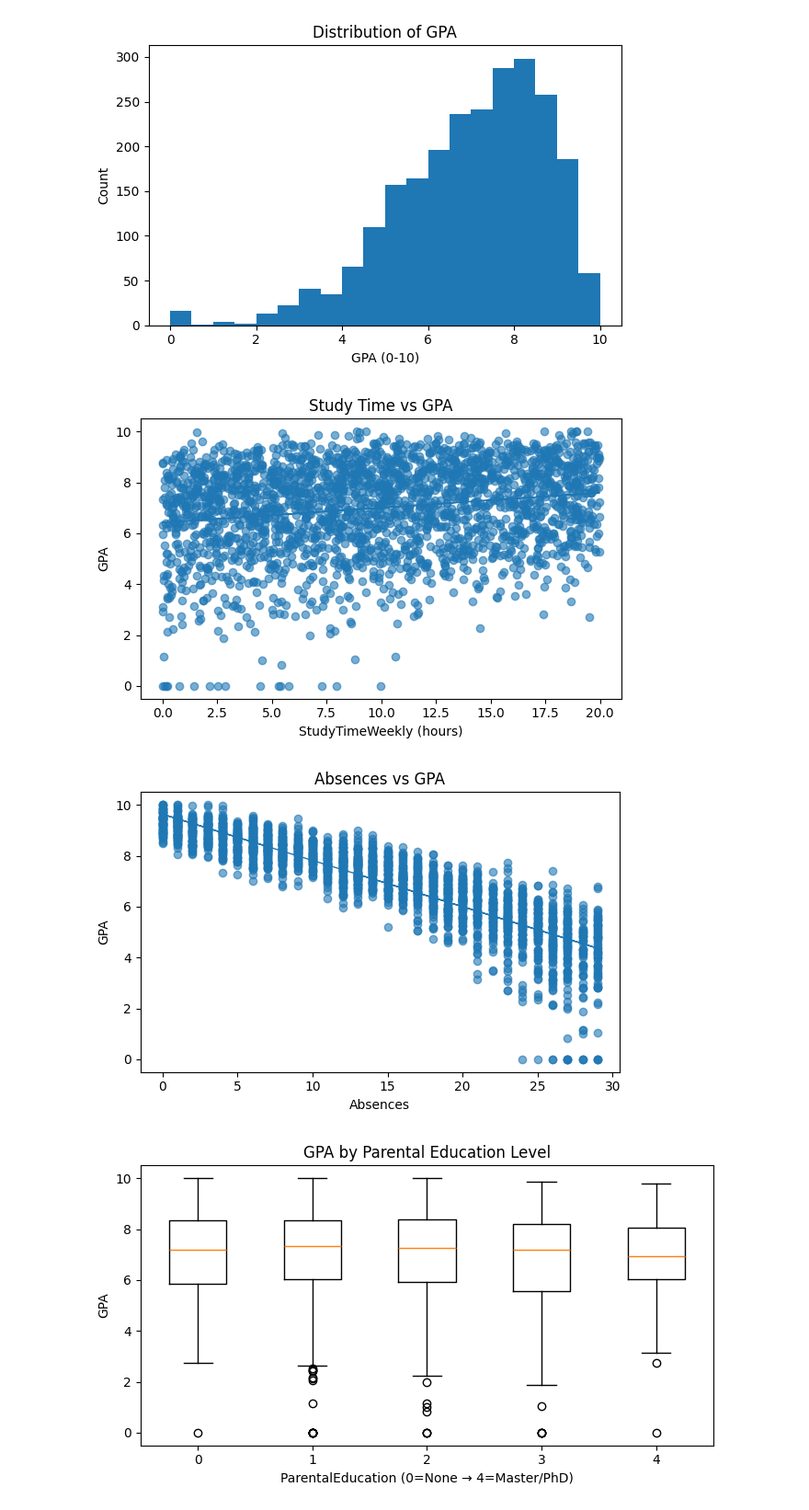
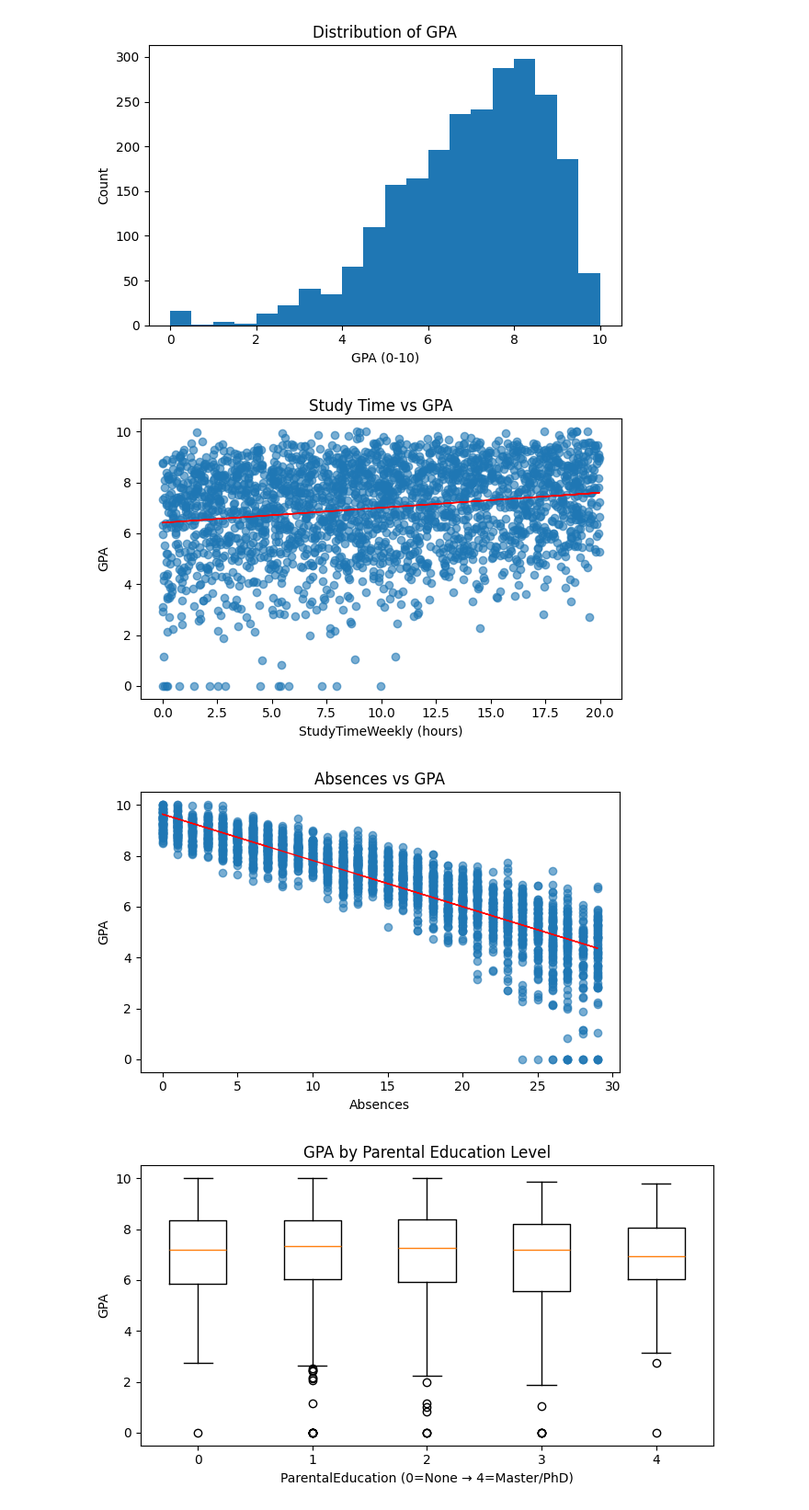
Before and after one commit to Divyansh2905/Student_Performance_Prediction, a Jupyter notebook: notebook/Student_Performance_ML.ipynb, the cells around one changed output. Shown at 92% size. Cells and saved outputs as stored; diff of their text form; code cells hidden in the pictures.

```diff
--- a/notebook/Student_Performance_ML.ipynb
+++ b/notebook/Student_Performance_ML.ipynb
@@ -33,7 +33,7 @@ RANDOM_STATE = 42
 if Path('/content/drive').exists():
     BASE_DIR = Path('/content/drive/MyDrive/Student_Performance_Prediction')
 else:
-    BASE_DIR = Path('.').resolve()
+    BASE_DIR = Path('../').resolve()
 
 DATA_DIR = BASE_DIR / 'data'
 MODELS_DIR = BASE_DIR / 'model'
@@ -168,24 +191,24 @@ plt.close()
 # %%
 # 2. StudyTimeWeekly vs GPA (scatter + linear fit)
 x = df_clean['StudyTimeWeekly'].astype(float).to_numpy()
 y = df_clean['GPA'].astype(float).to_numpy()
 mask = (~np.isnan(x)) & (~np.isnan(y))
 if mask.sum() > 1:
     coef = np.polyfit(x[mask], y[mask], 1)
     line = np.polyval(coef, x)
 else:
     line = np.zeros_like(x)
 
 plt.figure(figsize=(6,4))
 plt.scatter(x, y, alpha=0.6)
-plt.plot(x, line, linewidth=1)
+plt.plot(x, line, linewidth=1, c='r')
 plt.xlabel('StudyTimeWeekly (hours)'); plt.ylabel('GPA'); plt.title('Study Time vs GPA')
 plt.tight_layout()
 plt.savefig(reports/'studytime_vs_gpa.png')
 plt.show()
 plt.close()
 # %% [output]
-[figure, old version]
+[figure, new version]
 # %%
 # 3. Absences vs GPA
 x2 = df_clean['Absences'].astype(float).to_numpy()
@@ -198,14 +221,14 @@ else:
 
 plt.figure(figsize=(6,4))
 plt.scatter(x2, y, alpha=0.6)
-plt.plot(x2, line2, linewidth=1)
+plt.plot(x2, line2, linewidth=1, c='r')
 plt.xlabel('Absences'); plt.ylabel('GPA'); plt.title('Absences vs GPA')
 plt.tight_layout()
 plt.savefig(reports/'absences_vs_gpa.png')
 plt.show()
 plt.close()
 # %% [output]
-[figure, old version]
+[figure, new version]
 # %%
 # 4. GPA by ParentalEducation (boxplot)
 groups = [df_clean[df_clean['ParentalEducation']==lvl]['GPA'].astype(float).values for lvl in range(0,5)]
```
Also changed, not shown: parts of 6 cells of this notebook, 6 other files.
